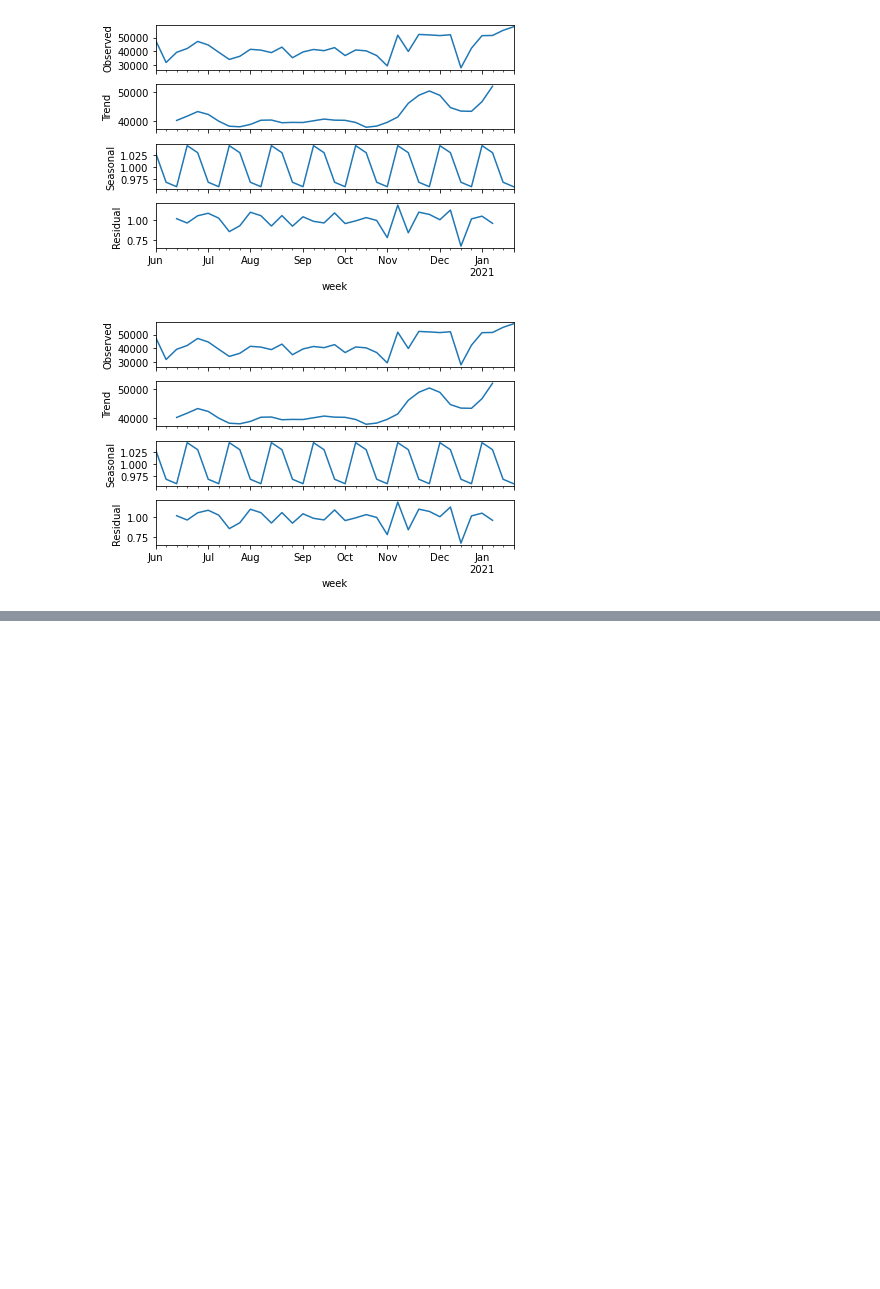
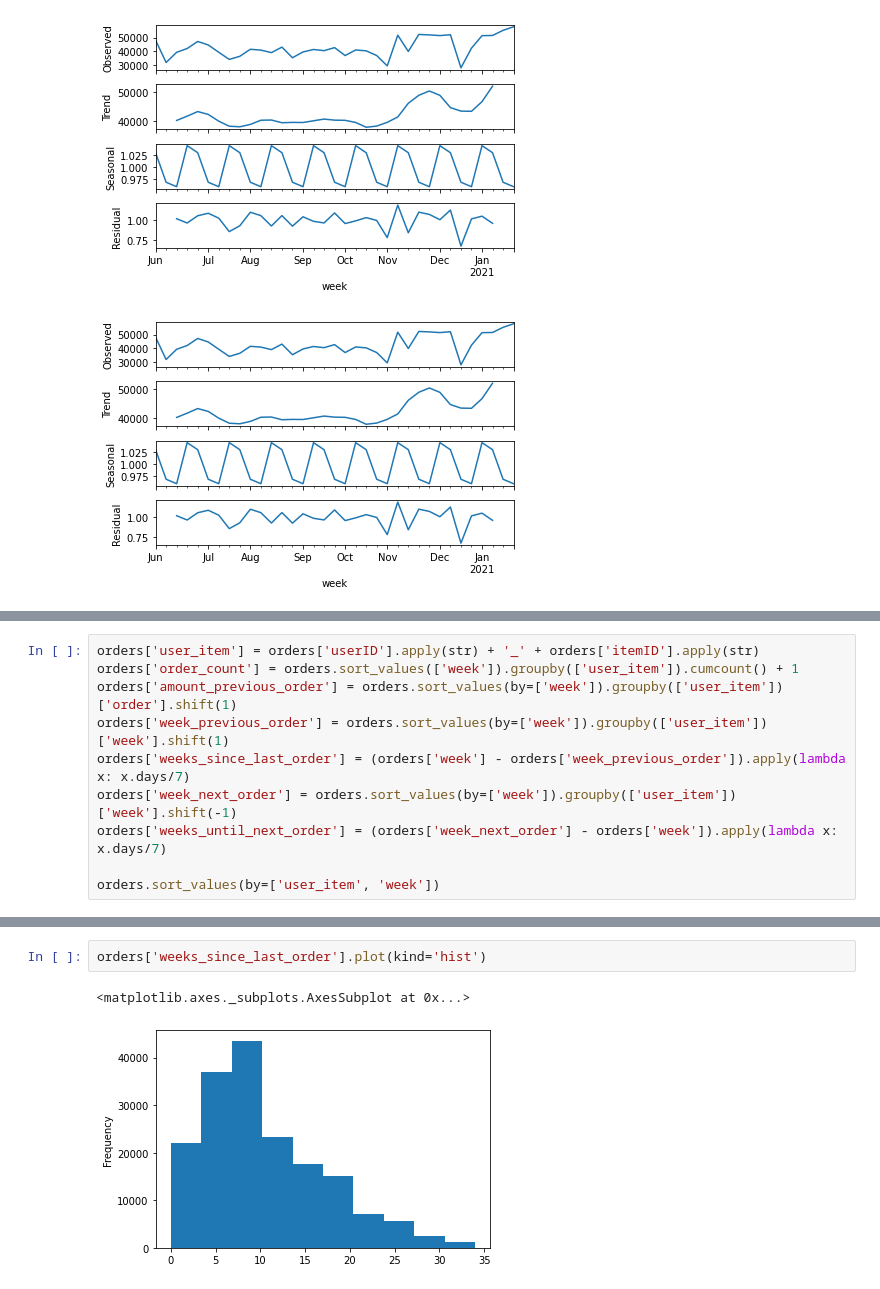
Before and after one commit to simranbhurat/DM2-Project, a Jupyter notebook: eda/DMC_EDA_Categories.ipynb, the cells around one changed output, grey strips where cells are left out. Cells and saved outputs as stored; diff of their text form; blank space fills up the shorter version.

```diff
--- a/eda/DMC_EDA_Categories.ipynb
+++ b/eda/DMC_EDA_Categories.ipynb
@@ -484,0 +492,10 @@ decomposition.plot()
+# %%
+orders['user_item'] = orders['userID'].apply(str) + '_' + orders['itemID'].apply(str)
+orders['order_count'] = orders.sort_values(['week']).groupby(['user_item']).cumcount() + 1
+orders['amount_previous_order'] = orders.sort_values(by=['week']).groupby(['user_item'])['order'].shift(1)
+orders['week_previous_order'] = orders.sort_values(by=['week']).groupby(['user_item'])['week'].shift(1)
+orders['weeks_since_last_order'] = (orders['week'] - orders['week_previous_order']).apply(lambda x: x.days/7)
+orders['week_next_order'] = orders.sort_values(by=['week']).groupby(['user_item'])['week'].shift(-1)
+orders['weeks_until_next_order'] = (orders['week_next_order'] - orders['week']).apply(lambda x: x.days/7)
+
+orders.sort_values(by=['user_item', 'week'])
@@ -484,0 +528,5 @@ decomposition.plot()
+# %%
+orders['weeks_since_last_order'].plot(kind='hist')
+# %% [output]
+<matplotlib.axes._subplots.AxesSubplot at 0x...>
+[figure, added]
```
Also changed, not shown: parts of 15 cells of this notebook.
